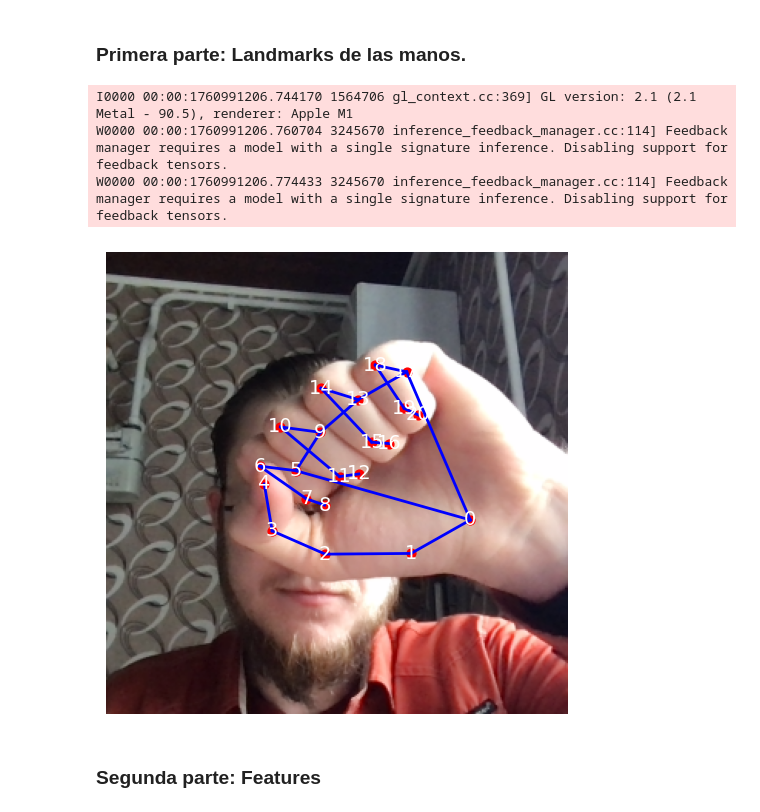
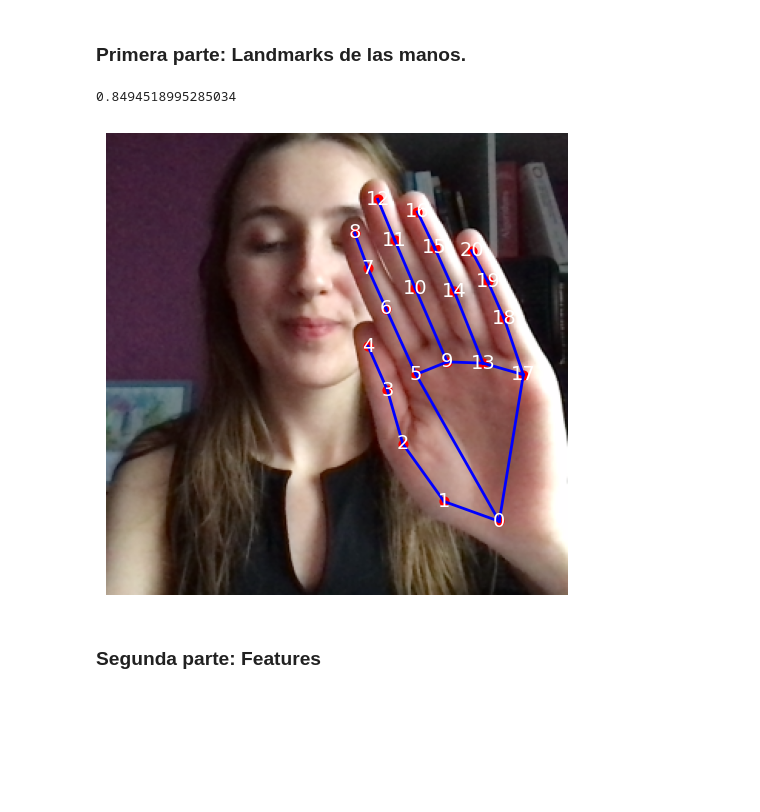
Before and after one commit to DiogoFabricioAG/Pull-Test, a Jupyter notebook: DCCachipun/DCCachipun.ipynb, the cells around one changed output. Cells and saved outputs as stored; diff of their text form; code cells hidden in the pictures; blank space fills up the shorter version.

```diff
--- a/DCCachipun/DCCachipun.ipynb
+++ b/DCCachipun/DCCachipun.ipynb
@@ -128,42 +134,41 @@ def imprimir_landmarks(subdataset: str, label: str, image_name: str):
     mp_drawing = mp.solutions.drawing_utils
 
     img = cv2.imread(image_path)
     img_rgb = cv2.cvtColor(img, cv2.COLOR_BGR2RGB)
 
     with mp_hands.Hands(static_image_mode=True, max_num_hands=1) as hands:
         results = hands.process(img_rgb)
 
     hand_landmarks = results.multi_hand_landmarks[0]
+### Debes encontrar una forma de procesar las coordenadas X, Y y las conexiones de las manos (Hand Connections)
+    x = [landmark.x for landmark in hand_landmarks.landmark]
+    y = [landmark.y for landmark in hand_landmarks.landmark]
 
-### Debes encontrar una forma de procesar las coordenadas X, Y y las conexiones de las manos (Hand Connections)
-    x =[]
-    y =[]
-    hand_connections = []
+    # Obtener las conexiones de las manos de MediaPipe
+    hand_connections = mp_hands.HAND_CONNECTIONS
 ### Ploteo de las coordenadas + landmarks.
     plt.figure(figsize=(6,6))
     plt.imshow(img_rgb)
     plt.axis("off")
 
     for (i, j) in hand_connections:
         plt.plot(
             [x[i] * img_rgb.shape[1], x[j] * img_rgb.shape[1]],
             [y[i] * img_rgb.shape[0], y[j] * img_rgb.shape[0]],
             c="blue", linewidth=2
         )
 
     for i, (xi, yi) in enumerate(zip(x, y)):
         plt.scatter(xi * img_rgb.shape[1], yi * img_rgb.shape[0], c="red", s=40)
         plt.text(xi * img_rgb.shape[1], yi * img_rgb.shape[0], str(i),
                  fontsize=14, color="white", ha="center", va="center")
 
     plt.show()
 
-#imprimir_landmarks("ruta1","ruta2","foto.png")
+imprimir_landmarks("test","paper","nasmi_166.png")
 # %% [output]
-I0000 00:00:1760991206.744170 1564706 gl_context.cc:369] GL version: 2.1 (2.1 Metal - 90.5), renderer: Apple M1
-W0000 00:00:1760991206.760704 3245670 inference_feedback_manager.cc:114] Feedback manager requires a model with a single signature inference. Disabling support for feedback tensors.
-W0000 00:00:1760991206.774433 3245670 inference_feedback_manager.cc:114] Feedback manager requires a model with a single signature inference. Disabling support for feedback tensors.
+0.8494518995285034
-[figure, old version]
+[figure, new version]
 # %% [markdown]
 ### Segunda parte: Features
 # %%
```
Also changed, not shown: parts of 6 cells of this notebook.
